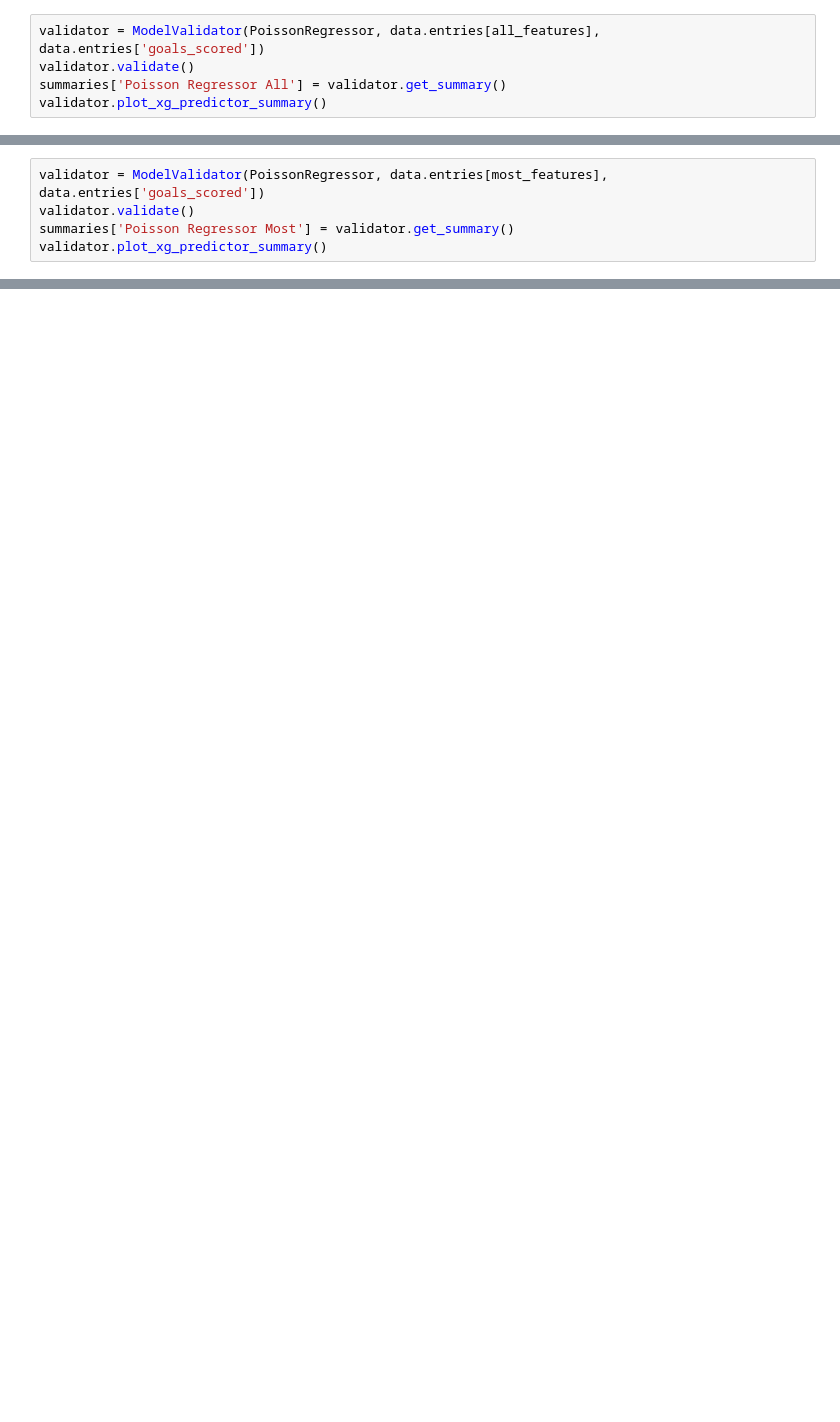
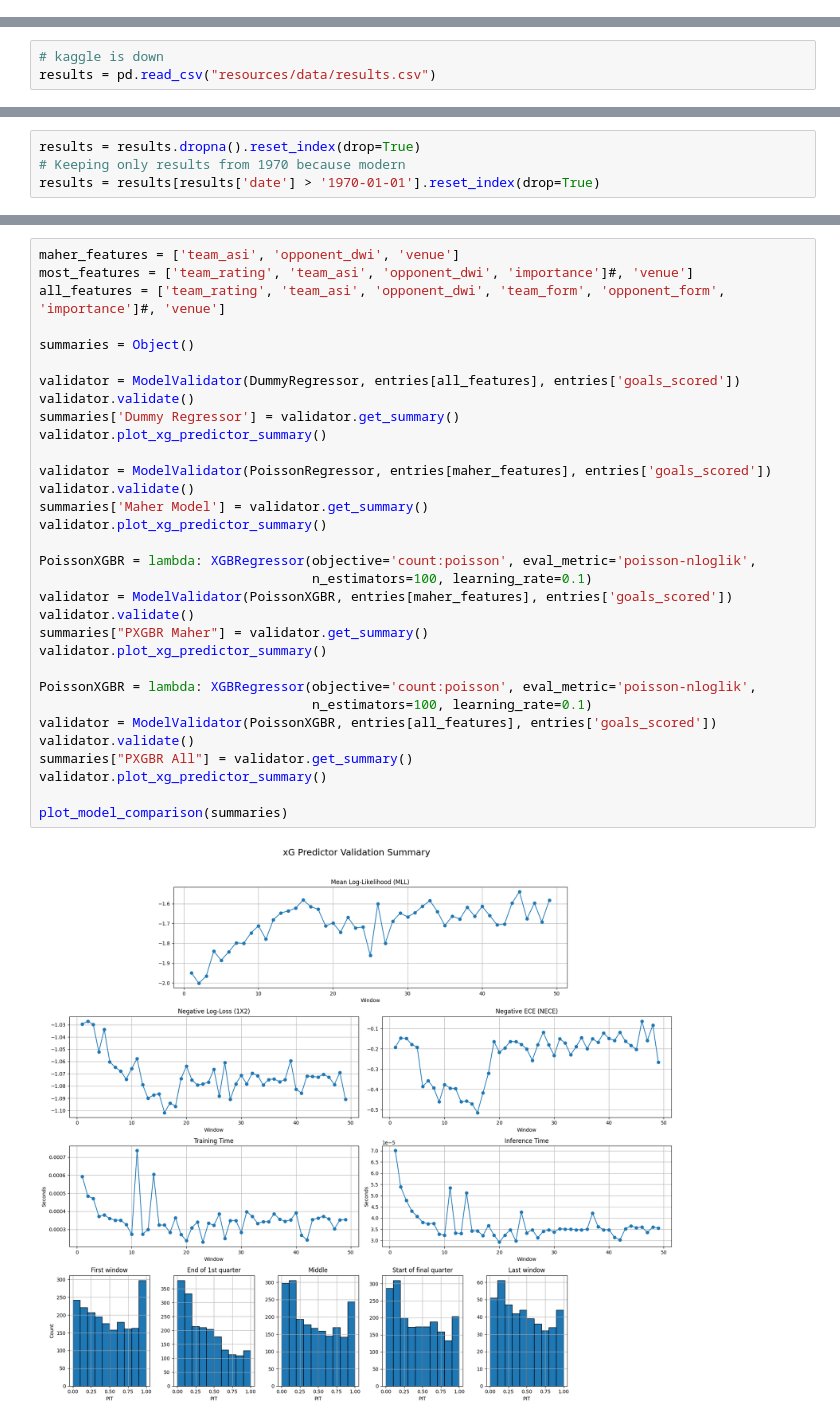
Before and after one commit to diegocomfort/World_Cup_2026, a Jupyter notebook: world-cup-simulation.sync.ipynb, the cells around one changed output, grey strips where cells are left out. Saved outputs shown, nothing was run; the diff lists cells and outputs as text; blank space fills up the shorter version.

```diff
--- a/world-cup-simulation.sync.ipynb
+++ b/world-cup-simulation.sync.ipynb
@@ -1356,5 +0,0 @@ xG Predictor Negative Expected Calibration Error: -0.2639
-# %%
-validator = ModelValidator(PoissonRegressor, data.entries[all_features], data.entries['goals_scored'])
-validator.validate()
-summaries['Poisson Regressor All'] = validator.get_summary()
-validator.plot_xg_predictor_summary()
@@ -1380,5 +0,0 @@ xG Predictor Negative Expected Calibration Error: -0.1357
-# %%
-validator = ModelValidator(PoissonRegressor, data.entries[most_features], data.entries['goals_scored'])
-validator.validate()
-summaries['Poisson Regressor Most'] = validator.get_summary()
-validator.plot_xg_predictor_summary()
@@ -1769,0 +837,3 @@ s.summary
+# %%
+# kaggle is down
+results = pd.read_csv("resources/data/results.csv")
@@ -1769,0 +860,4 @@ s.summary
+# %%
+results = results.dropna().reset_index(drop=True)
+# Keeping only results from 1970 because modern
+results = results[results['date'] > '1970-01-01'].reset_index(drop=True)
@@ -1769,0 +1630,34 @@ s.summary
+# %%
+maher_features = ['team_asi', 'opponent_dwi', 'venue']
+most_features = ['team_rating', 'team_asi', 'opponent_dwi', 'importance']#, 'venue']
+all_features = ['team_rating', 'team_asi', 'opponent_dwi', 'team_form', 'opponent_form', 'importance']#, 'venue']
+
+summaries = Object()
+
+validator = ModelValidator(DummyRegressor, entries[all_features], entries['goals_scored'])
+validator.validate()
+summaries['Dummy Regressor'] = validator.get_summary()
+validator.plot_xg_predictor_summary()
+
+validator = ModelValidator(PoissonRegressor, entries[maher_features], entries['goals_scored'])
+validator.validate()
+summaries['Maher Model'] = validator.get_summary()
+validator.plot_xg_predictor_summary()
+
+PoissonXGBR = lambda: XGBRegressor(objective='count:poisson', eval_metric='poisson-nloglik',
+                                   n_estimators=100, learning_rate=0.1)
+validator = ModelValidator(PoissonXGBR, entries[maher_features], entries['goals_scored'])
+validator.validate()
+summaries["PXGBR Maher"] = validator.get_summary()
+validator.plot_xg_predictor_summary()
+
+PoissonXGBR = lambda: XGBRegressor(objective='count:poisson', eval_metric='poisson-nloglik',
+                                   n_estimators=100, learning_rate=0.1)
+validator = ModelValidator(PoissonXGBR, entries[all_features], entries['goals_scored'])
+validator.validate()
+summaries["PXGBR All"] = validator.get_summary()
+validator.plot_xg_predictor_summary()
+
+plot_model_comparison(summaries)
+# %% [output]
+[figure, added]
```
Also changed, not shown: parts of 74 cells of this notebook, 8 other files.
